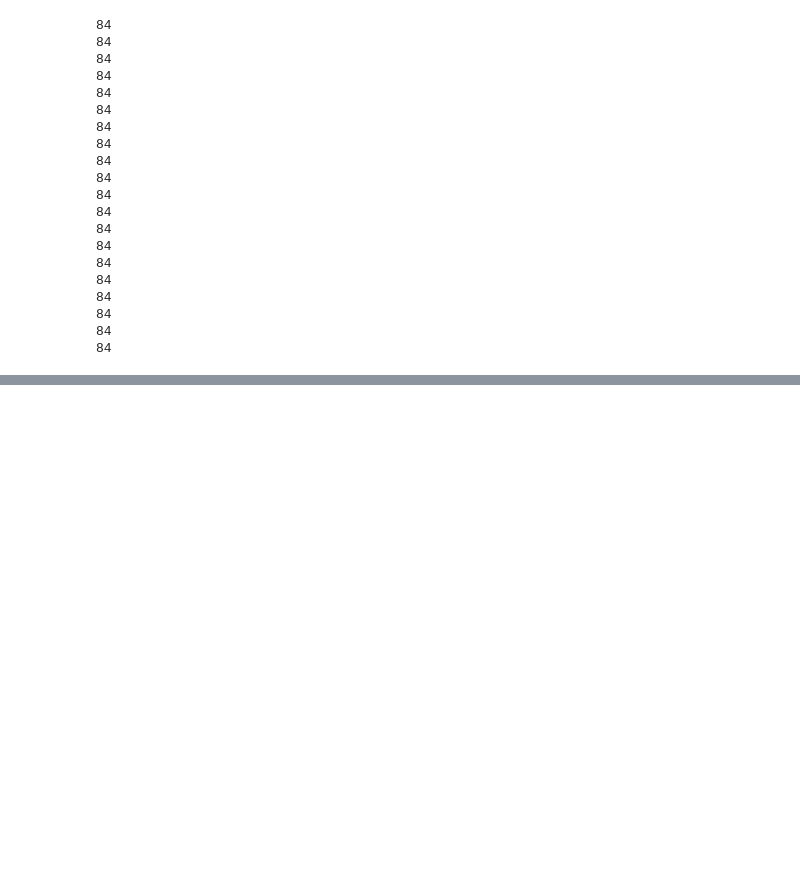
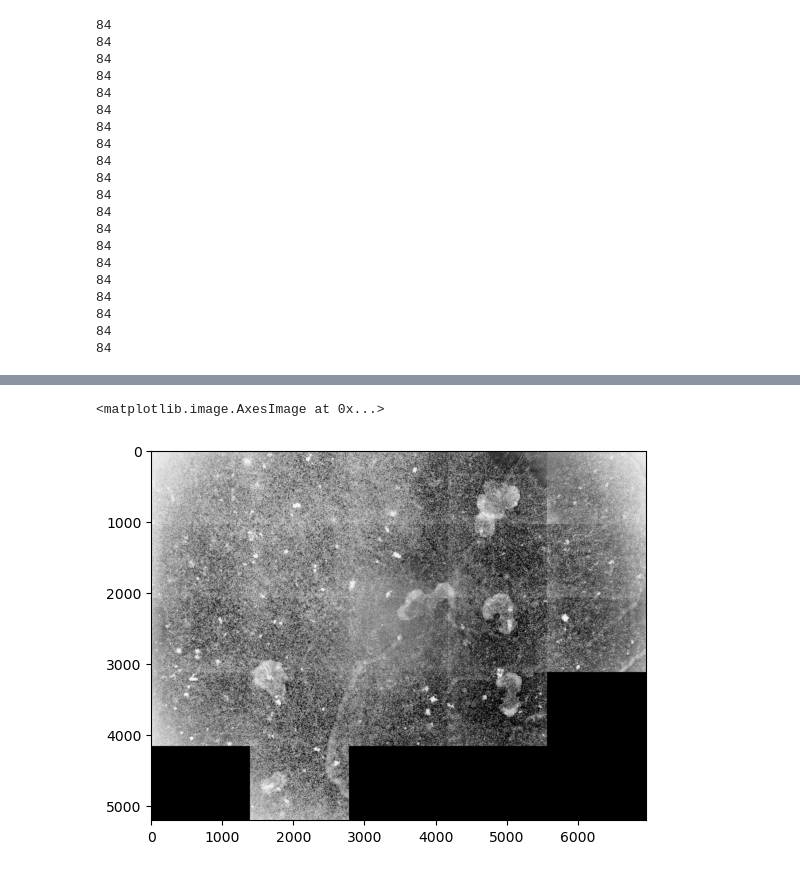
Before and after one commit to numimin/TOOI, a Jupyter notebook: TOOI Task.ipynb, the cells around one changed output, grey strips where cells are left out. Cells and saved outputs as stored; diff of their text form; code cells hidden in the pictures; blank space fills up the shorter version.

```diff
--- a/TOOI Task.ipynb
+++ b/TOOI Task.ipynb
@@ -189,0 +193,6 @@ plt.imshow(final_images[0])
+# %%
+image = final_images[0]
+plt.imshow(255 - image)
+# %% [output]
+<matplotlib.image.AxesImage at 0x...>
+[figure, added]
```
Also changed, not shown: parts of 20 cells of this notebook.
